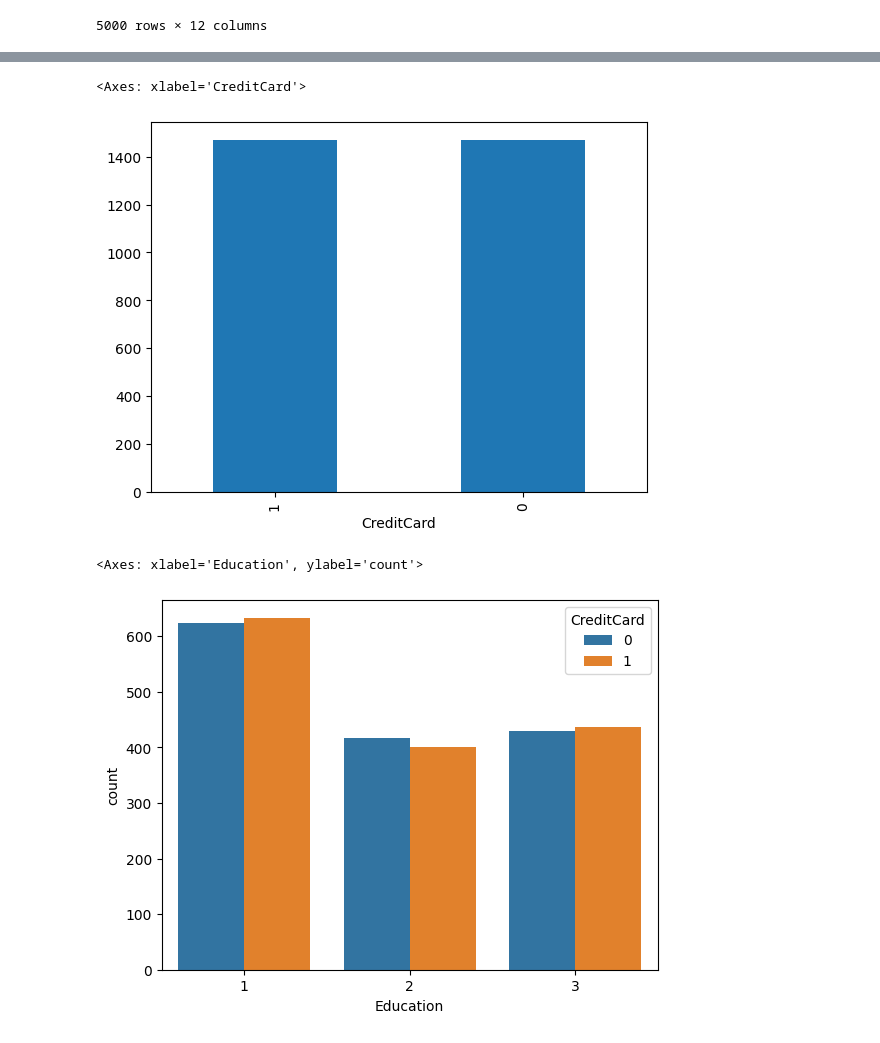
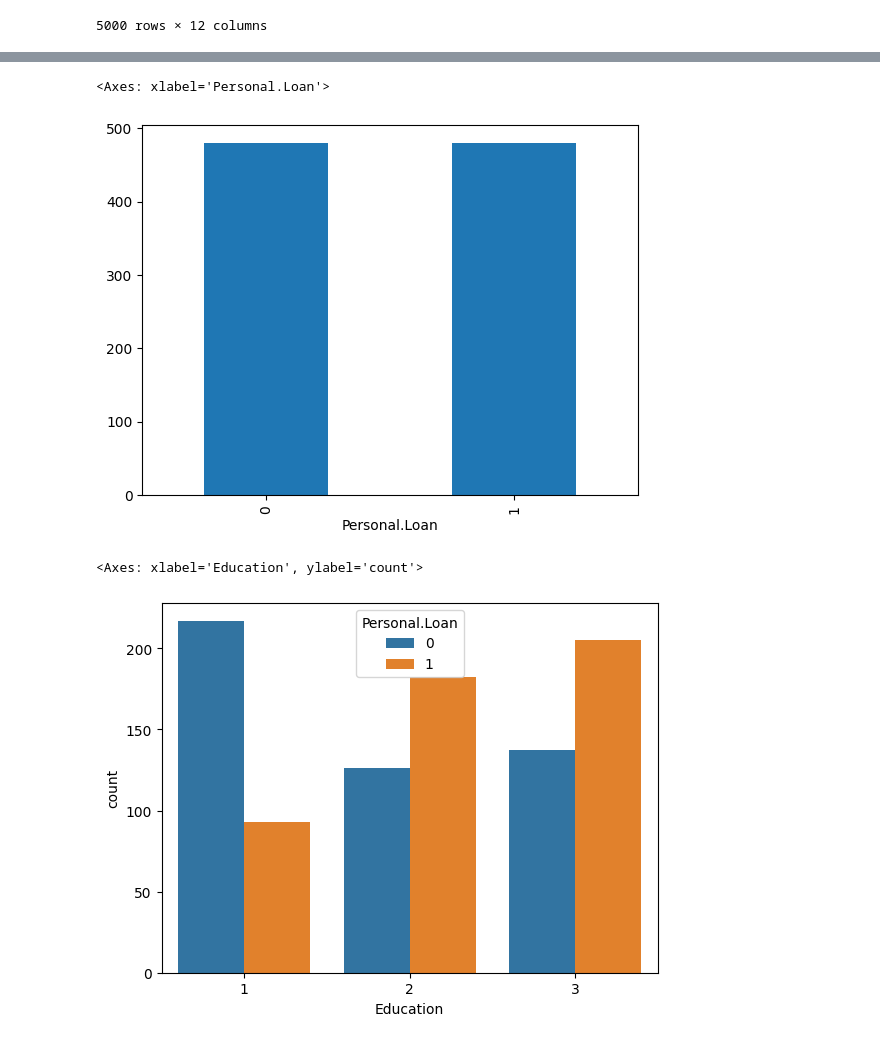
Before and after one commit to danile0SA/EticaIA_BankLoan, a Jupyter notebook: XGBoost_BankLoan.ipynb, the cells around one changed output, grey strips where cells are left out. Drawn from its saved outputs; the diff is of its cells as text; code cells hidden in the pictures.

```diff
--- a/XGBoost_BankLoan.ipynb
+++ b/XGBoost_BankLoan.ipynb
@@ -88,6 +90,6 @@ df
 # %%
-df_majority = df[df['CreditCard'] == 0]
-df_minority = df[df['CreditCard'] == 1]
+df_majority = df[df['Personal.Loan'] == 0]
+df_minority = df[df['Personal.Loan'] == 1]
 
 df_majority_downsampled = df_majority.sample(n = len(df_minority),random_state=101,replace=True)
 df_balanced = pd.concat([df_majority_downsampled, df_minority])
@@ -111,13 +113,13 @@ df
 # %%
-df['CreditCard'].value_counts().plot(kind='bar')
+df['Personal.Loan'].value_counts().plot(kind='bar')
 # %% [output]
-<Axes: xlabel='CreditCard'>
+<Axes: xlabel='Personal.Loan'>
-[figure, old version]
+[figure, new version]
 # %%
-sns.countplot(df,x="Education",hue='CreditCard')
+sns.countplot(df,x="Education",hue='Personal.Loan')
 # %% [output]
 <Axes: xlabel='Education', ylabel='count'>
-[figure, old version]
+[figure, new version]
 # %%
 from sklearn.model_selection import train_test_split
 from sklearn.metrics import confusion_matrix, classification_report
```
Also changed, not shown: parts of 9 cells of this notebook.
